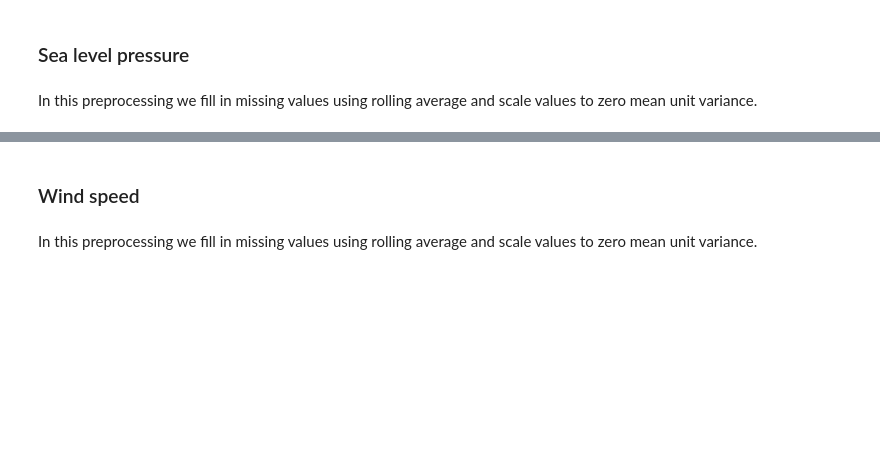
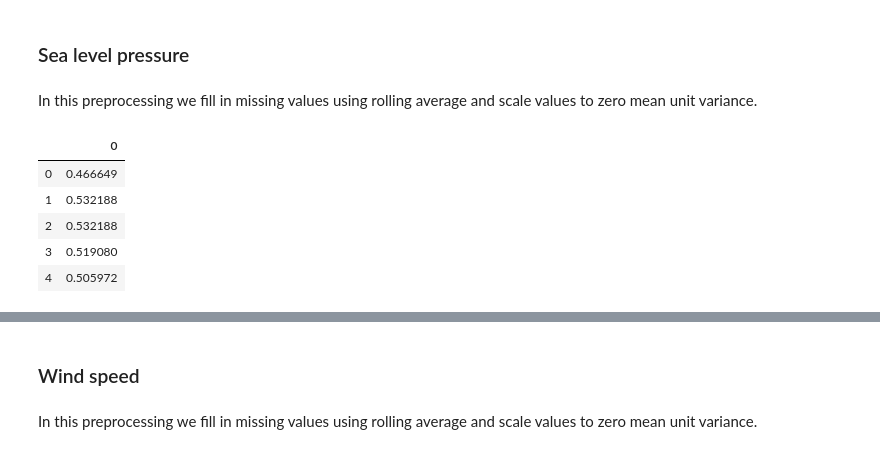
Before and after one commit to dmitana/fiit_knowledge_discovery_project, a Jupyter notebook: notebooks/preprocessing.ipynb, the cells around one changed output, grey strips where cells are left out. Drawn from its saved outputs; the diff is of its cells as text; code cells hidden in the pictures; blank space fills up the shorter version.

```diff
--- a/notebooks/preprocessing.ipynb
+++ b/notebooks/preprocessing.ipynb
@@ -150,6 +150,13 @@ We can see that there is zero missing values and values are properly scaled.
 # %% [markdown]
 In this preprocessing we fill in missing values using rolling average and scale values to zero mean unit variance.
 # %%
-# sea_level_pressure_feature = pd.DataFrame(sea_level_pressure_pipeline.fit_transform(train_weather))
-# sea_level_pressure_feature.head()
+sea_level_pressure_feature = pd.DataFrame(sea_level_pressure_pipeline.fit_transform(train_weather))
+sea_level_pressure_feature.head()
+# %% [output]
+|  | 0 |
+| 0 | 0.466649 |
+| 1 | 0.532188 |
+| 2 | 0.532188 |
+| 3 | 0.519080 |
+| 4 | 0.505972 |
 # %%
```
Also changed, not shown: parts of 13 cells of this notebook.
